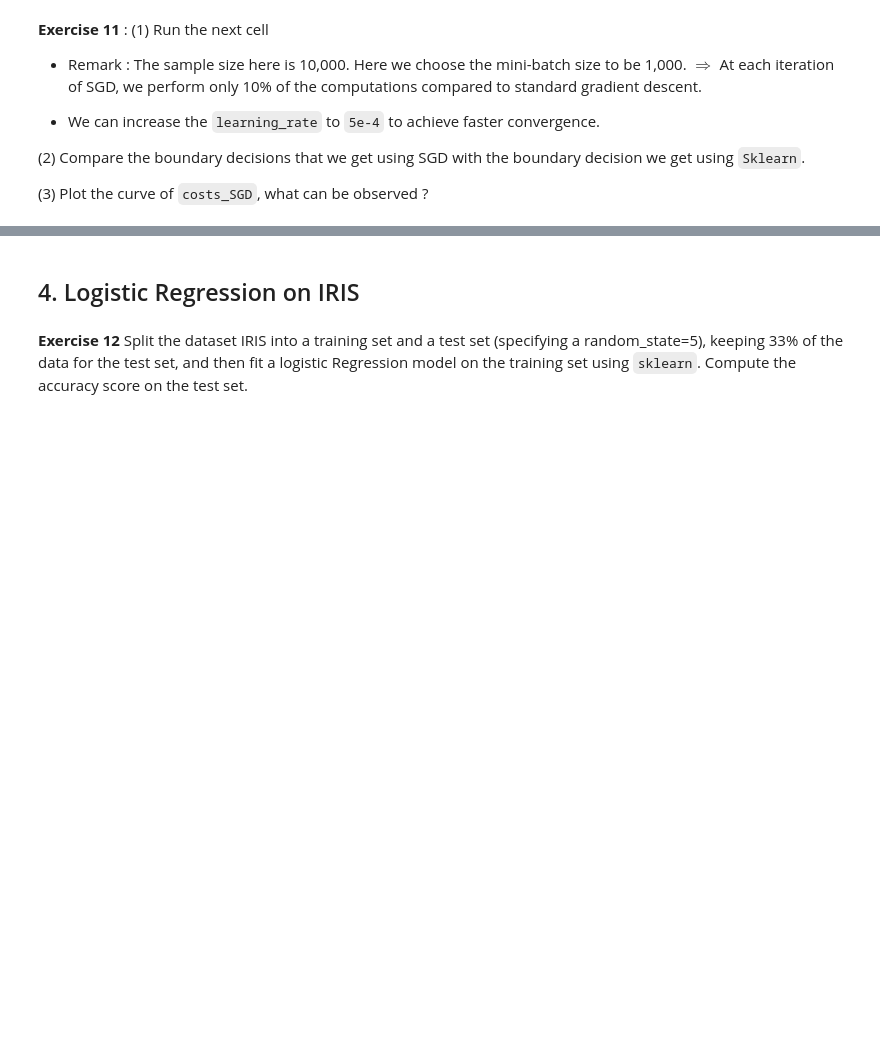
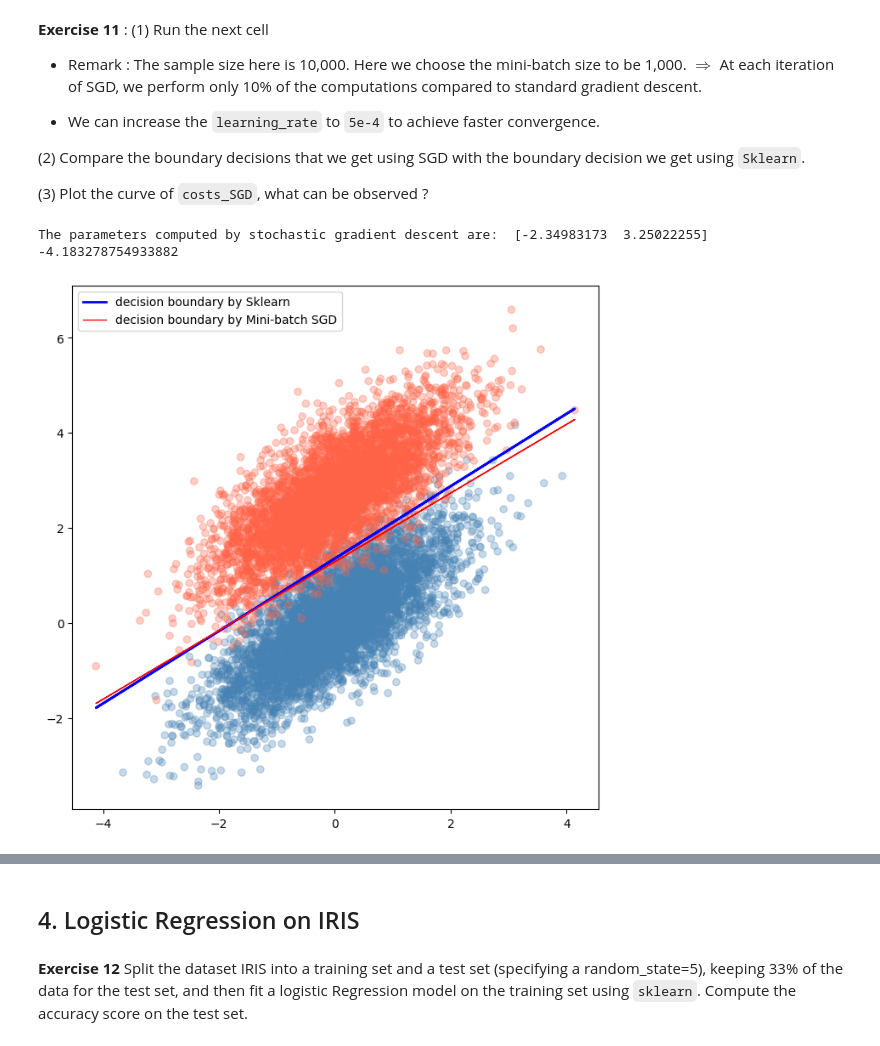
Before and after one commit to AntoninDurousseau/Studies, a Jupyter notebook: M1/Statistical learning/TP3/TP3 Logistic Regression and SGD.ipynb, the cells around one changed output, grey strips where cells are left out. Cells and saved outputs as stored; diff of their text form; code cells hidden in the pictures; blank space fills up the shorter version.

```diff
--- a/M1/Statistical learning/TP3/TP3 Logistic Regression and SGD.ipynb
+++ b/M1/Statistical learning/TP3/TP3 Logistic Regression and SGD.ipynb
@@ -271,7 +275,6 @@ def mini_batch_SGD(X, y,  learning_rate, batch_size, epochs):
     Parameters:
         X (numpy.ndarray): Input data of shape (n, d), where n is the number of samples and d is the number of features.
         y (numpy.ndarray): Labels of shape (n,), where n is the sample size.
-        num_steps (int): Number of steps per epoch.
         learning_rate (float): Learning rate for gradient descent.
         batch_size (int): Size of each mini-batch.
         epochs (int): Number of epochs to train.
@@ -290,18 +293,23 @@ def mini_batch_SGD(X, y,  learning_rate, batch_size, epochs):
     for epoch in range(epochs):
         # Shuffle the data at the beginning of each epoch
         indices = np.arange(n)
-        np.random.default_rng(seed=42).shuffle(indices)
+        np.random.default_rng(seed=epoch).shuffle(indices)
         X_shuffled = X[indices]
         y_shuffled = y[indices]
 
         # Mini-batch processing
-
+        for i in range(0, n, batch_size):
+            X_batch = X_shuffled[i:i+batch_size]
+            y_batch = y_shuffled[i:i+batch_size]
 
             # Compute predictions
-
+            z_batch = X_batch.dot(w) + b
+            predictions_batch = sigmoid(z_batch)
 
             # Compute gradients
-
+            a = predictions_batch - y_batch
+            grad_w = X_batch.T.dot(a)
+            grad_b = np.sum(a)
 
 
             # Update parameters
@@ -309,11 +317,11 @@ def mini_batch_SGD(X, y,  learning_rate, batch_size, epochs):
             b -= learning_rate * grad_b
 
             # Compute and store cost for tracking
-            current_cost=cost_log_likelihood(X,y,w,b)
+            current_cost=cost_log_likelihood(X, y, w, b)
 
-            if epoch % 10 == 0:
-                print(f"Epoch {epoch}/{epochs}, Cost: {current_cost:.4f}")
-                print (" and the parameters are", w, b,";")
+            #if epoch % 10 == 0:
+                #print(f"Epoch {epoch}/{epochs}, Cost: {current_cost:.4f}")
+                #print (" and the parameters are", w, b,";")
 
 
             costs_SGD.append(current_cost)
@@ -357,3 +374,5 @@ w_SGD, b_SGD, costs_SGD = mini_batch_SGD(X, y,
                                 learning_rate = 5e-4, batch_size=1000,epochs=30)
 
 print ("The parameters computed by stochastic gradient descent are: ", w_SGD, b_SGD)
+# %% [output]
+The parameters computed by stochastic gradient descent are:  [-2.34983173  3.25022255] -4.183278754933882
@@ -365,0 +379,19 @@ print ("The parameters computed by stochastic gradient descent are: ", w_SGD, b_
+# %%
+# Answer for Exercise 11 - (2):
+
+plt.figure(figsize=(8,8))
+plt.scatter(X[:,0], X[:,1], c=y, alpha=0.3, cmap=mcolors.ListedColormap(["steelblue", "tomato"]))
+
+# Plot the decision boundaries
+
+# blue : the decision boundary using Sklearn
+coef = [Reglod.coef_[0], Reglod.intercept_]
+plt.plot(X[:,0],deci_bound(X[:,0],coef), color="blue", linewidth=2, label="decision boundary by Sklearn")
+
+# rouge : the decision boundary using  GD
+plt.plot(X[:,0],deci_bound(X[:,0],[w_SGD,b_SGD]), color="red", linewidth=1,label="decision boundary by Mini-batch SGD")
+
+plt.legend()
+plt.show()
+# %% [output]
+[figure, added]
```
Also changed, not shown: parts of 26 cells of this notebook, 5 other files.
